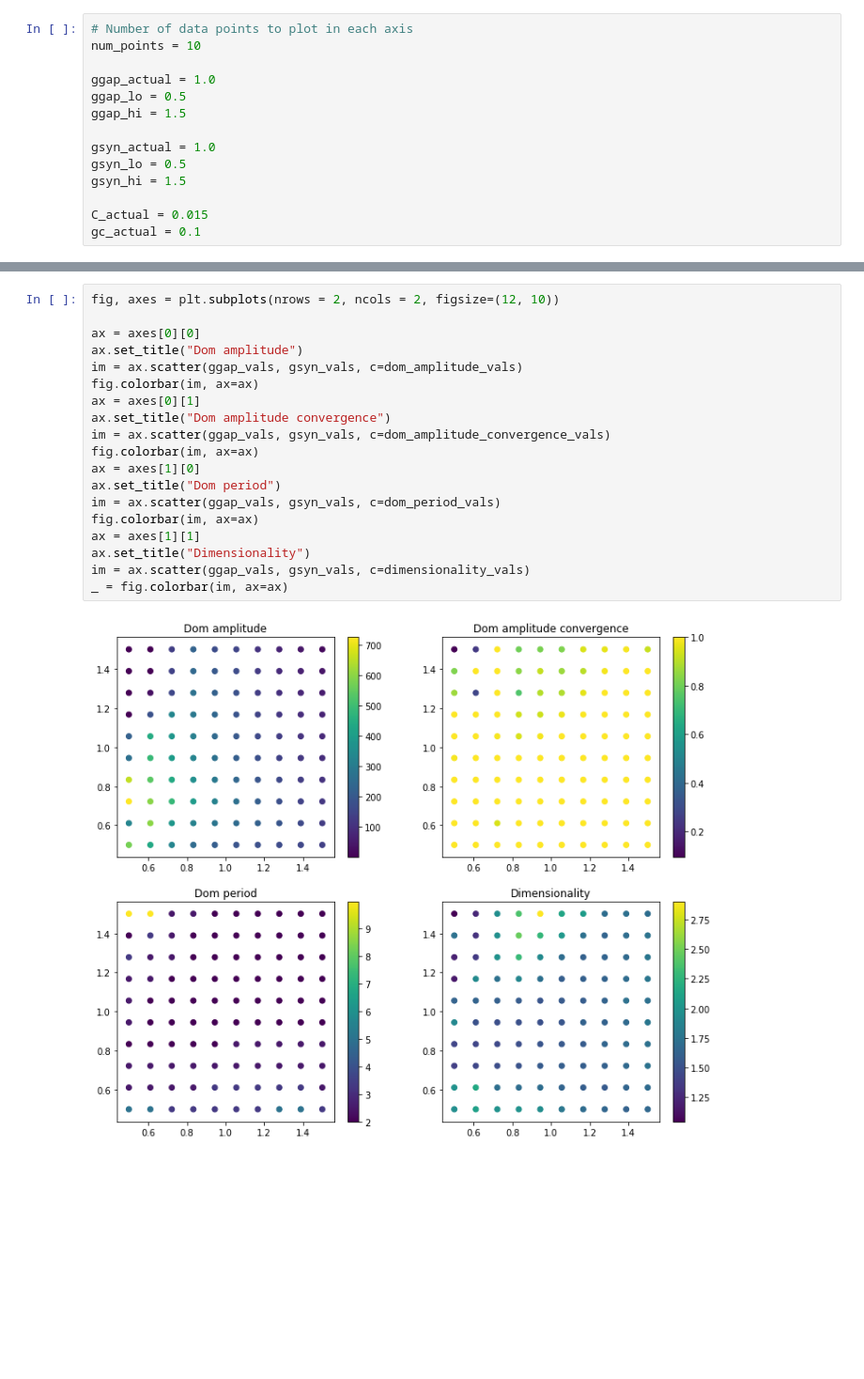
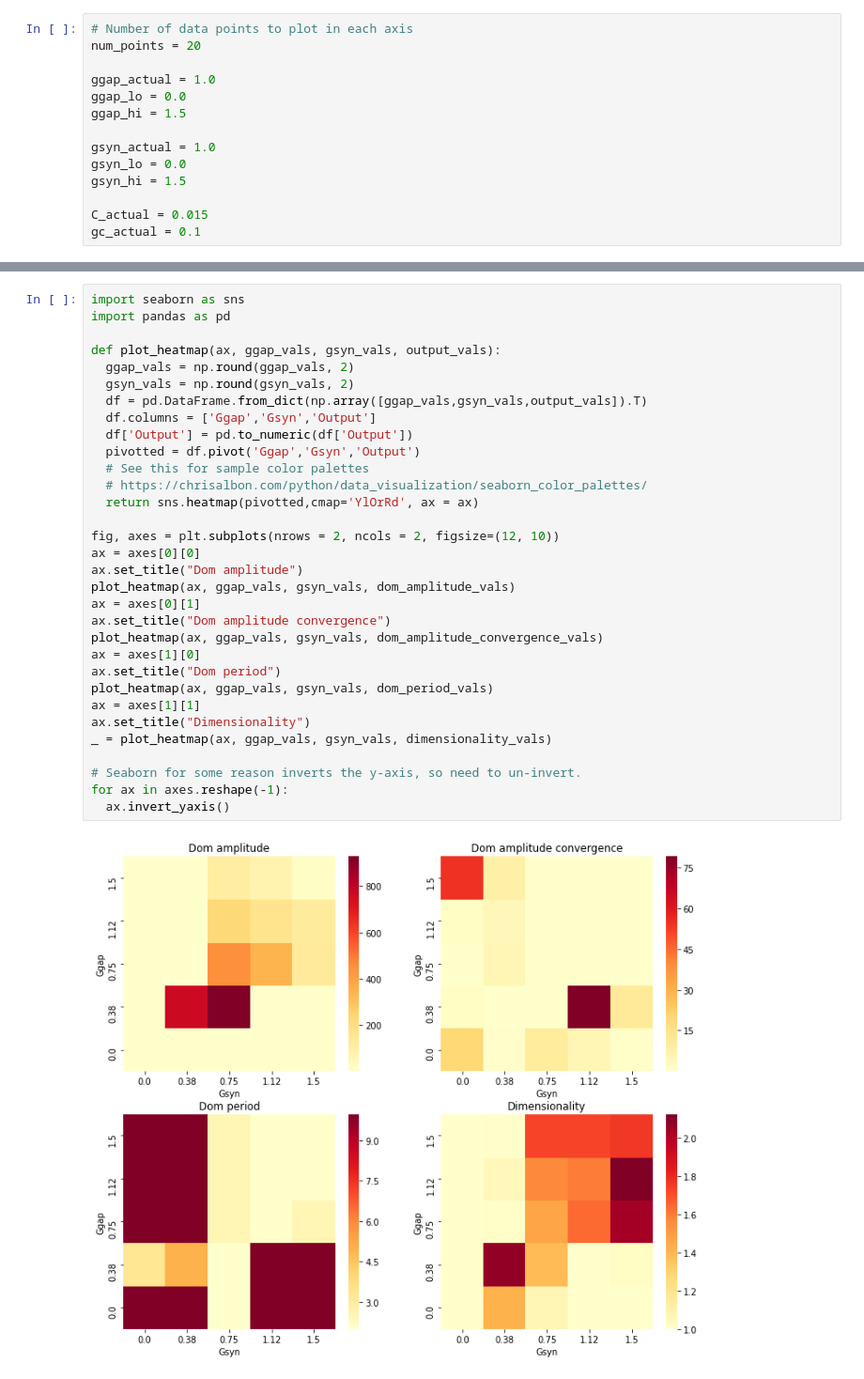
Before and after one commit to sjonany/c-elegans-interactome-analysis, a Jupyter notebook: all_at_a_time.ipynb, the cells around one changed output, grey strips where cells are left out. Shown: that part at 94% size. Drawn from its saved outputs; the diff is of its cells as text; blank space fills up the shorter version.

Commit message:
Fixed seaborn plots: Inverted y-axis, binary colormap instead of tri. Removed redundant scatter plot.

```diff
--- a/all_at_a_time.ipynb
+++ b/all_at_a_time.ipynb
@@ -1,13 +1,13 @@
 # %%
 # Number of data points to plot in each axis
-num_points = 10
+num_points = 20
 
 ggap_actual = 1.0
-ggap_lo = 0.5
+ggap_lo = 0.0
 ggap_hi = 1.5
 
 gsyn_actual = 1.0
-gsyn_lo = 0.5
+gsyn_lo = 0.0
 gsyn_hi = 1.5
 
 C_actual = 0.015
@@ -79,21 +79,34 @@ Iteration 100/100 took 0.89s
 # %%
+import seaborn as sns
+import pandas as pd
+
+def plot_heatmap(ax, ggap_vals, gsyn_vals, output_vals):
+  ggap_vals = np.round(ggap_vals, 2)
+  gsyn_vals = np.round(gsyn_vals, 2)
+  df = pd.DataFrame.from_dict(np.array([ggap_vals,gsyn_vals,output_vals]).T)
+  df.columns = ['Ggap','Gsyn','Output']
+  df['Output'] = pd.to_numeric(df['Output'])
+  pivotted = df.pivot('Ggap','Gsyn','Output')
+  # See this for sample color palettes
+  # https://chrisalbon.com/python/data_visualization/seaborn_color_palettes/
+  return sns.heatmap(pivotted,cmap='YlOrRd', ax = ax)
+
 fig, axes = plt.subplots(nrows = 2, ncols = 2, figsize=(12, 10))
-
 ax = axes[0][0]
 ax.set_title("Dom amplitude")
-im = ax.scatter(ggap_vals, gsyn_vals, c=dom_amplitude_vals)
-fig.colorbar(im, ax=ax)
+plot_heatmap(ax, ggap_vals, gsyn_vals, dom_amplitude_vals)
 ax = axes[0][1]
 ax.set_title("Dom amplitude convergence")
-im = ax.scatter(ggap_vals, gsyn_vals, c=dom_amplitude_convergence_vals)
-fig.colorbar(im, ax=ax)
+plot_heatmap(ax, ggap_vals, gsyn_vals, dom_amplitude_convergence_vals)
 ax = axes[1][0]
 ax.set_title("Dom period")
-im = ax.scatter(ggap_vals, gsyn_vals, c=dom_period_vals)
-fig.colorbar(im, ax=ax)
+plot_heatmap(ax, ggap_vals, gsyn_vals, dom_period_vals)
 ax = axes[1][1]
 ax.set_title("Dimensionality")
-im = ax.scatter(ggap_vals, gsyn_vals, c=dimensionality_vals)
-_ = fig.colorbar(im, ax=ax)
+_ = plot_heatmap(ax, ggap_vals, gsyn_vals, dimensionality_vals)
+
+# Seaborn for some reason inverts the y-axis, so need to un-invert.
+for ax in axes.reshape(-1):
+  ax.invert_yaxis()
 # %% [output]
-[figure, old version]
+[figure, new version]
```
Also changed, not shown: parts of 2 cells of this notebook, 1 other file.
